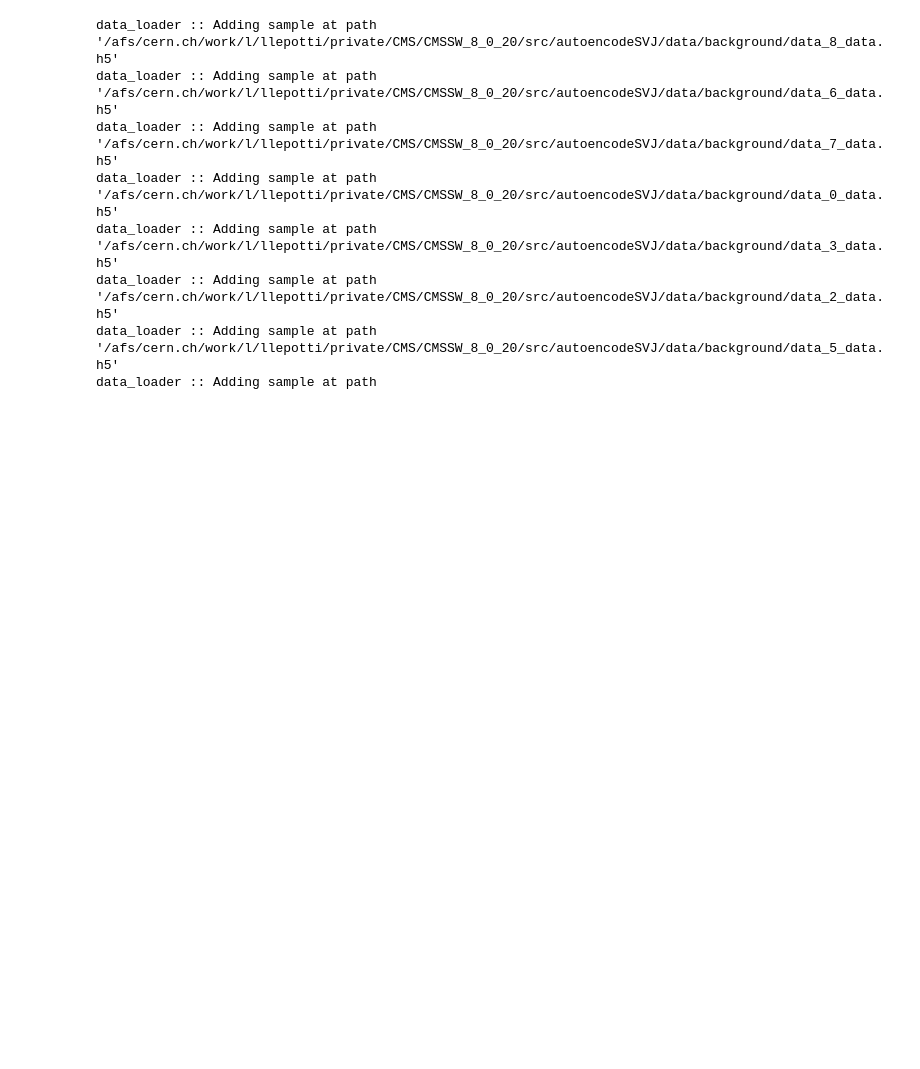
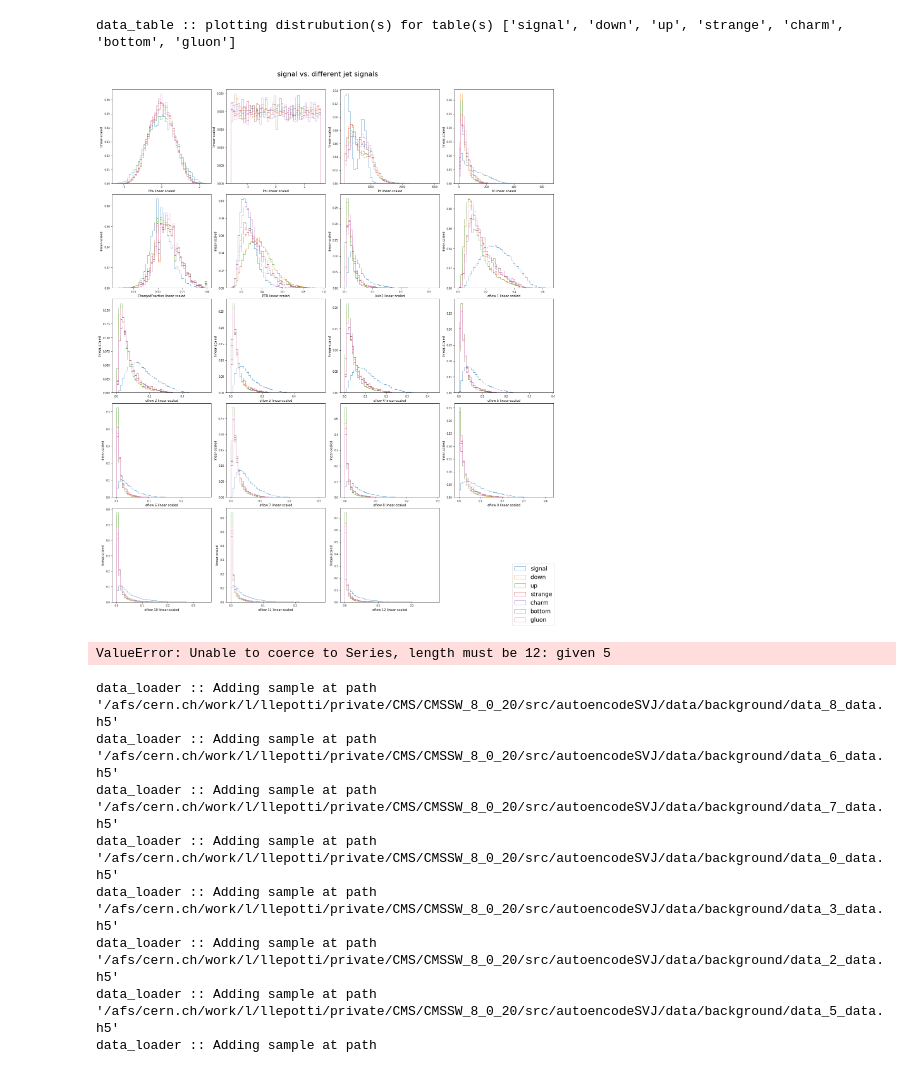
Before and after one commit to luclepot/SVJ, a Jupyter notebook: autoencode/notebooks/ae/eflow/eflow.ipynb, the cells around one changed output. Cells and saved outputs as stored; diff of their text form; code cells hidden in the pictures; blank space fills up the shorter version.

Commit message:
update eflow notebook for new data pipeline

```diff
--- a/autoencode/notebooks/ae/eflow/eflow.ipynb
+++ b/autoencode/notebooks/ae/eflow/eflow.ipynb
@@ -2,0 +3,14 @@
+# %%
+version = 'v1'
+hlf = True
+eflow = True
+
+(signal,
+ signal_jets,
+ signal_event,
+ signal_flavor) = utils.load_all_data("data/signal/*.h5", "signal", include_hlf=hlf, include_eflow=eflow)
+
+(qcd,
+ qcd_jets,
+ qcd_event,
+ qcd_flavor) = utils.load_all_data("data/background/*.h5", "qcd background", include_hlf=hlf, include_eflow=eflow)
@@ -3,3 +52,12 @@
+# %%
+signal.plot(utils.jet_flavor_split(qcd, qcd_flavor), normed='n', figname='signal vs. different jet signals', bins=50, figsize=20)
+# %% [output]
+data_table :: plotting distrubution(s) for table(s) ['signal', 'down', 'up', 'strange', 'charm', 'bottom', 'gluon']
+[figure, added]
+# %%
+split[0].plot(split[1:] + qcd, normed='n')
+# %% [output]
+ValueError: Unable to coerce to Series, length must be 12: given 5
 # %%
 import glob
 
```
Also changed, not shown: parts of 4 cells of this notebook.
